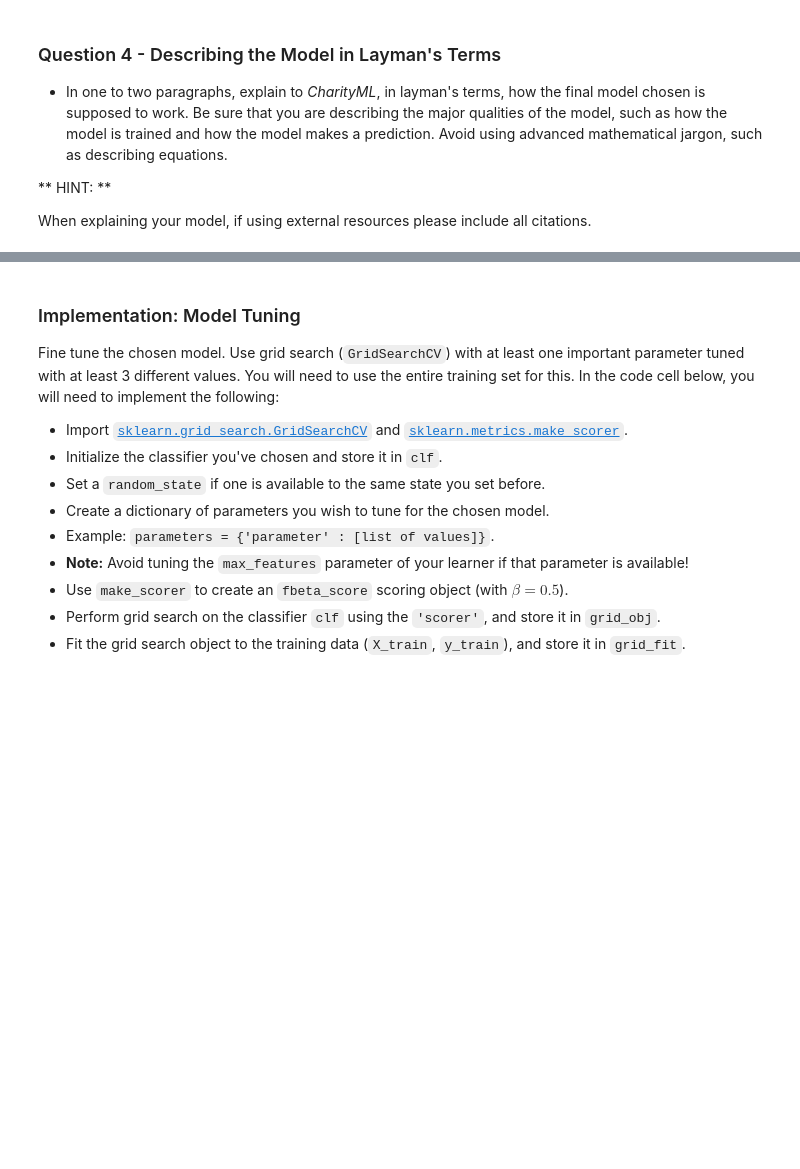
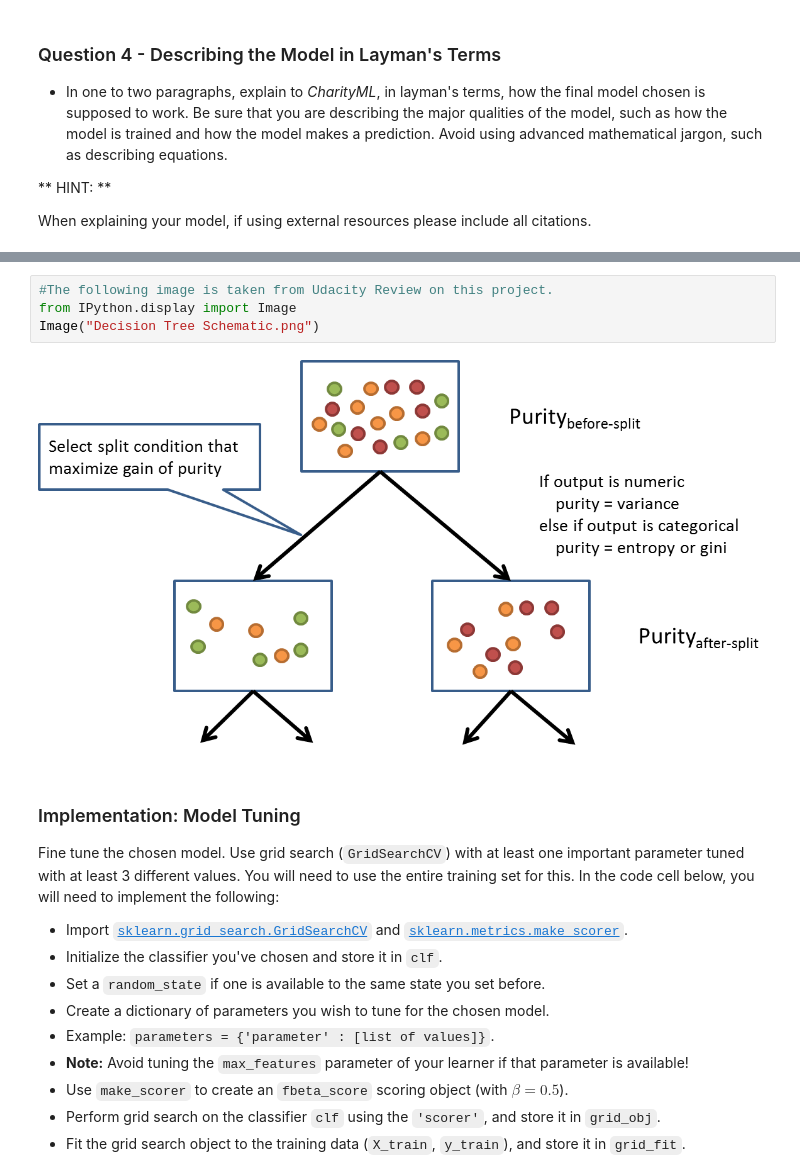
Before and after one commit to lmarkely/charity_ml, a Jupyter notebook: finding_donors.ipynb, the cells around one changed output, grey strips where cells are left out. Saved outputs shown, nothing was run; the diff lists cells and outputs as text; blank space fills up the shorter version.

```diff
--- a/finding_donors.ipynb
+++ b/finding_donors.ipynb
@@ -553,3 +556,9 @@ Similarly, in this task, we are using Decision Tree Classifier to predict whethe
+# %%
+#The following image is taken from Udacity Review on this project.
+from IPython.display import Image
+Image("Decision Tree Schematic.png")
+# %% [output]
+[figure, added]
 # %% [markdown]
 ### Implementation: Model Tuning
 Fine tune the chosen model. Use grid search (`GridSearchCV`) with at least one important parameter tuned with at least 3 different values. You will need to use the entire training set for this. In the code cell below, you will need to implement the following:
```
Also changed, not shown: parts of 2 cells of this notebook, 2 other files.
